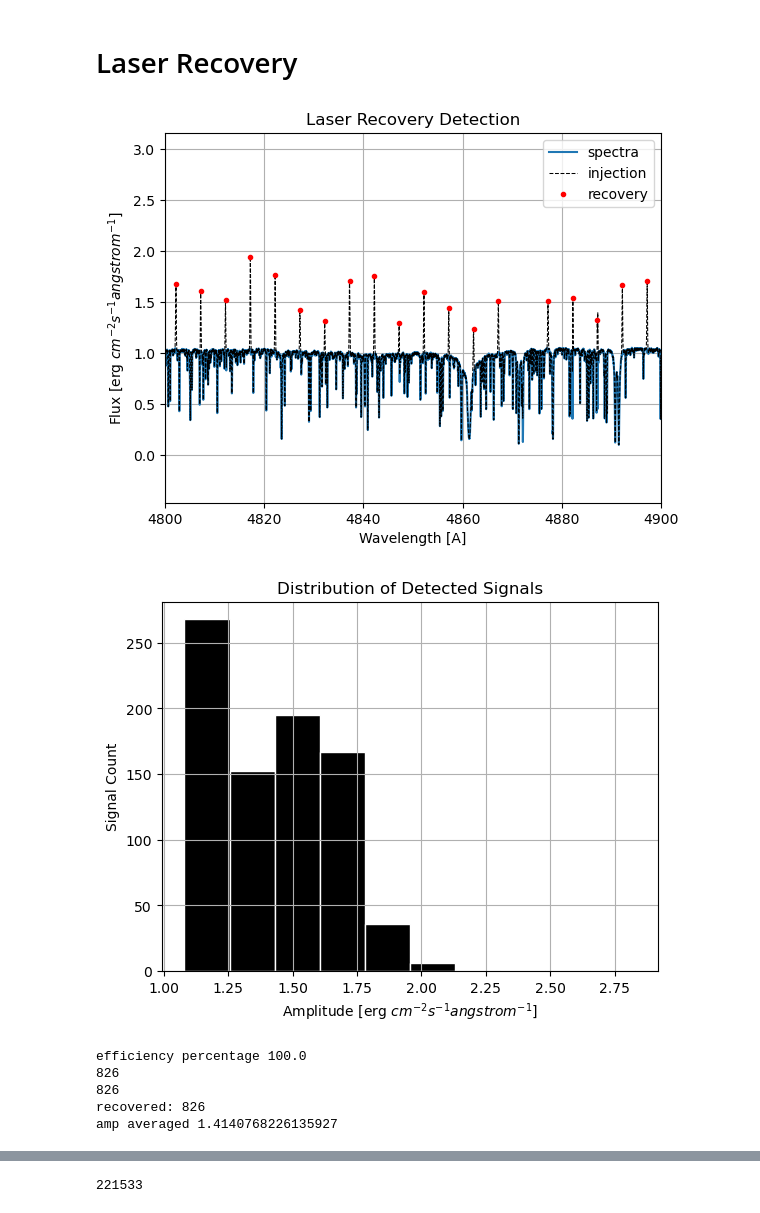
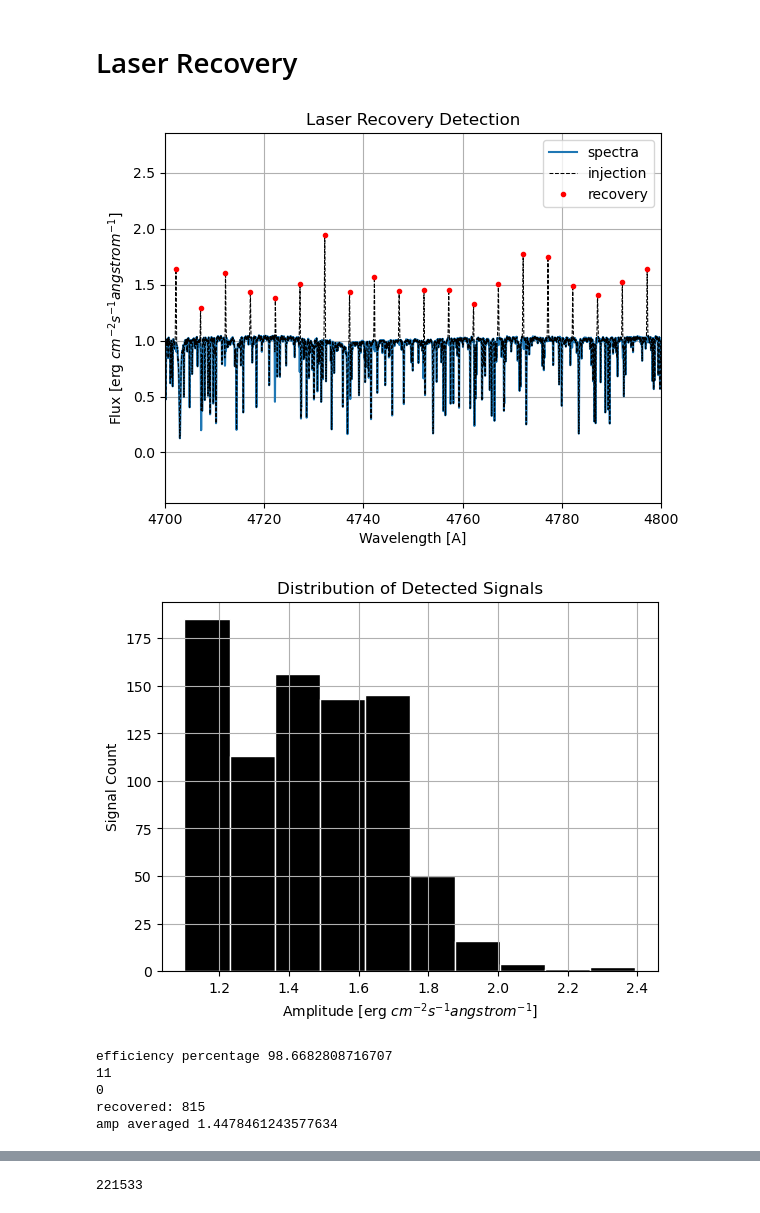
Before and after one commit to howardisaacson/Intro-2-Spectra, a Jupyter notebook: analysis/ESPRESSO/Spectral Lines of Tau Ceti.ipynb, the cells around one changed output, grey strips where cells are left out. Drawn from its saved outputs; the diff is of its cells as text; code cells hidden in the pictures.

```diff
--- a/analysis/ESPRESSO/Spectral Lines of Tau Ceti.ipynb
+++ b/analysis/ESPRESSO/Spectral Lines of Tau Ceti.ipynb
@@ -653,11 +653,13 @@ mean 2324
 def laser_inj(wave, flux, wave_spacing, std):
 
     mean_arr = np.arange(wave[0], wave[-1], wave_spacing)
-    random_amp = np.random.choice(amp, mean_arr.size)
+
+    random_amp = np.random.choice(-amp , mean_arr.size)
+
     flux_ = np.copy(flux)
     for i in range(len(mean_arr)):
 
-        flux_ +=  gaussian(wave, -random_amp[i], mean_arr[i], std) -1 #for laser injection, amp needs to be negative
+        flux_ +=  gaussian(wave, random_amp[i], mean_arr[i], std) -1 #for laser injection, amp needs to be negative
 
     return mean_arr, flux_, random_amp
 # %%
@@ -736,46 +745,46 @@ def laser_rec(wavelength, flux, amp_threshold, wave_threshold):
     maxima = find_minima(wavelength,-flux, -amp_threshold,wave_threshold)
     return  wavelength[maxima],flux[maxima]
 
-wave_, flux_ = laser_rec(shifted_wl, injected_flux, 1.08, 4) #at 1.1 it's at 98%,1.08
+wave_, flux_ = laser_rec(shifted_wl, injected_flux, 1.10, 4) #at 1.1 it's at 98%,1.08
 plt.plot(shifted_wl,shifted_fl, label = 'spectra')
 plt.plot(shifted_wl ,injected_flux , color ='black', ls = '--',lw =0.75, label ='injection')
 # plt.plot(shifted_wl ,flux, label ='injected signals')
 plt.plot(wave_, flux_, '.', color ='r', label ='recovery')
 plt.grid()
 plt.xlabel('Wavelength [A]')
 plt.ylabel('Flux [erg $cm^{-2}$$s^{-1}$$angstrom^{-1}$]')
 plt.title('Laser Recovery Detection')
 plt.legend()
-plt.xlim(4800,4900)
+plt.xlim(4700,4800)
 plt.savefig("laserRecovery.png")
 # plt.xlim(3750,3900)
 plt.figure()
 
 plt.hist(flux_, color ='black', histtype='bar', ec='white') #y-axis is count, in  case of density = True it's pdf
 plt.xlabel('Amplitude [erg $cm^{-2}$$s^{-1}$$angstrom^{-1}$]')
 plt.ylabel('Signal Count')
 plt.grid()
 # plt.xlim(0,1.8)
 plt.title('Distribution of Detected Signals')
 
 # plt.savefig("recoveryHist.png")
 plt.show()
 
 
 print('efficiency percentage', len(flux_) / injected_mean.size * 100)
-print(injected_mean.size)
+print(injected_mean.size - flux_.size)
 print(np.where(random_amp < -0.08)[0].size)
 print('recovered:',flux_.size)
 print('amp averaged', np.mean(flux_))
 
 # undetected = flux[np.where(random_amp < -0.5)[0]]
 # plt.hist(undetected)
 # %% [output]
-[figure, old version]
+[figure, new version]
-[figure, old version]
+[figure, new version]
-efficiency percentage 100.0
-826
-826
-recovered: 826
-amp averaged 1.4140768226135927
+efficiency percentage 98.6682808716707
+11
+0
+recovered: 815
+amp averaged 1.4478461243577634
 # %%
```
Also changed, not shown: parts of 11 cells of this notebook, 2 other files.
